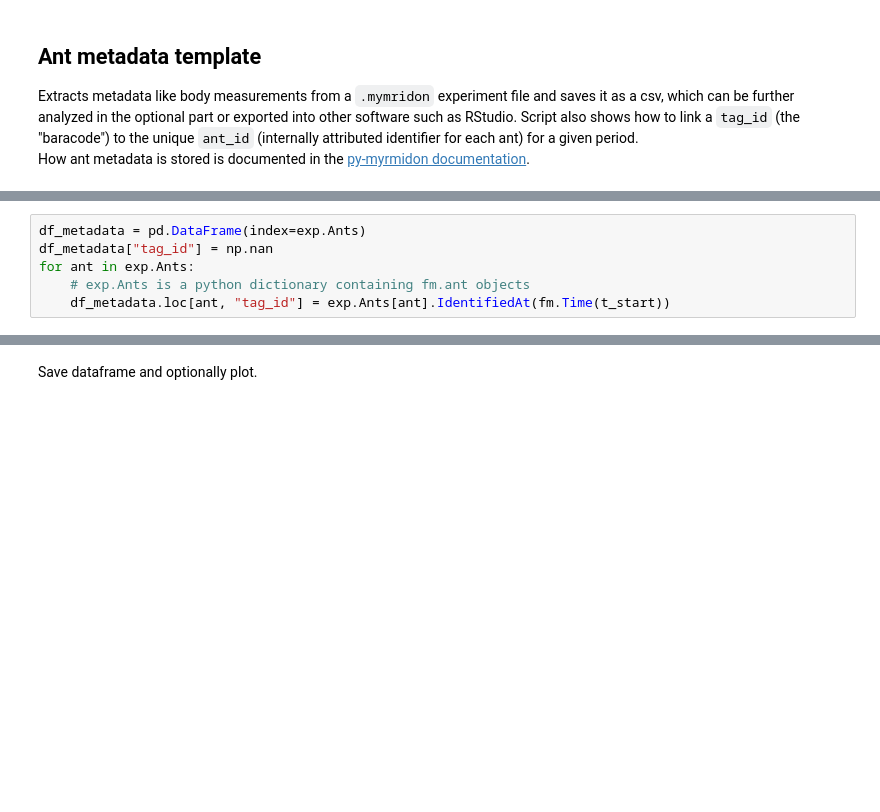
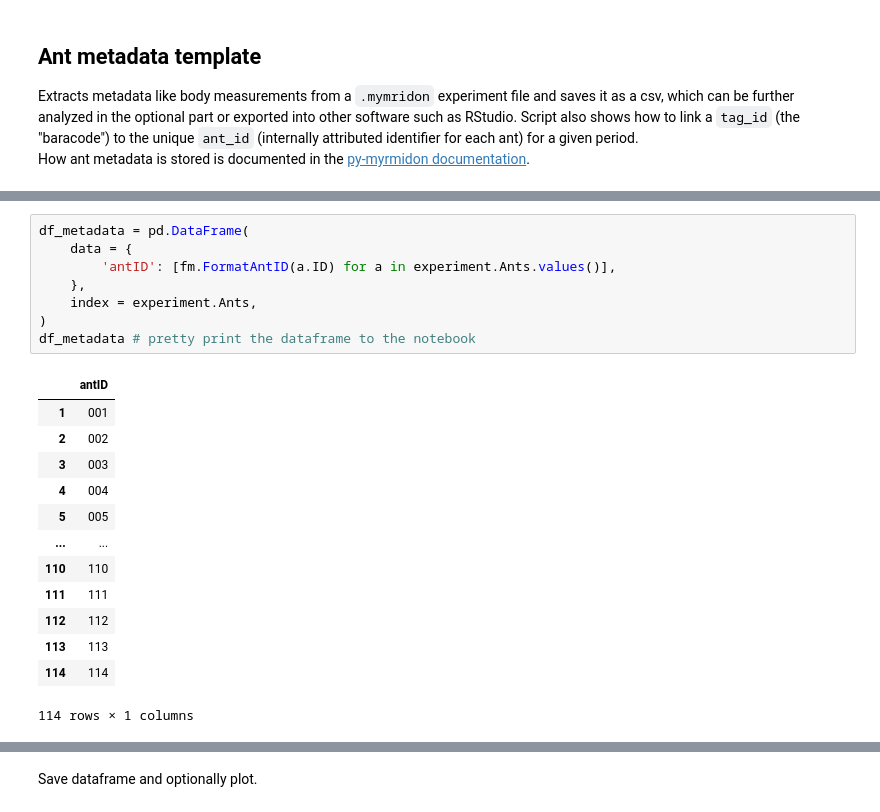
Before and after one commit to EbiAG/fort-myrmidon-analysis, a Jupyter notebook: 01_ant_metadata.ipynb, the cells around one changed output, grey strips where cells are left out. Saved outputs shown, nothing was run; the diff lists cells and outputs as text; blank space fills up the shorter version.

```diff
--- a/01_ant_metadata.ipynb
+++ b/01_ant_metadata.ipynb
@@ -19,7 +37,23 @@
 # %%
-df_metadata = pd.DataFrame(index=exp.Ants)
-df_metadata["tag_id"] = np.nan
-for ant in exp.Ants:
-    # exp.Ants is a python dictionary containing fm.ant objects
-    df_metadata.loc[ant, "tag_id"] = exp.Ants[ant].IdentifiedAt(fm.Time(t_start))
+df_metadata = pd.DataFrame(
+    data = {
+        'antID': [fm.FormatAntID(a.ID) for a in experiment.Ants.values()],
+    },
+    index = experiment.Ants,
+)
+df_metadata # pretty print the dataframe to the notebook
+# %% [output]
+|  | antID |
+| 1 | 001 |
+| 2 | 002 |
+| 3 | 003 |
+| 4 | 004 |
+| 5 | 005 |
+| ... | ... |
+| 110 | 110 |
+| 111 | 111 |
+| 112 | 112 |
+| 113 | 113 |
+| 114 | 114 |
+114 rows × 1 columns
 # %% [markdown]
```
Also changed, not shown: parts of 18 cells of this notebook, 2 other files.
